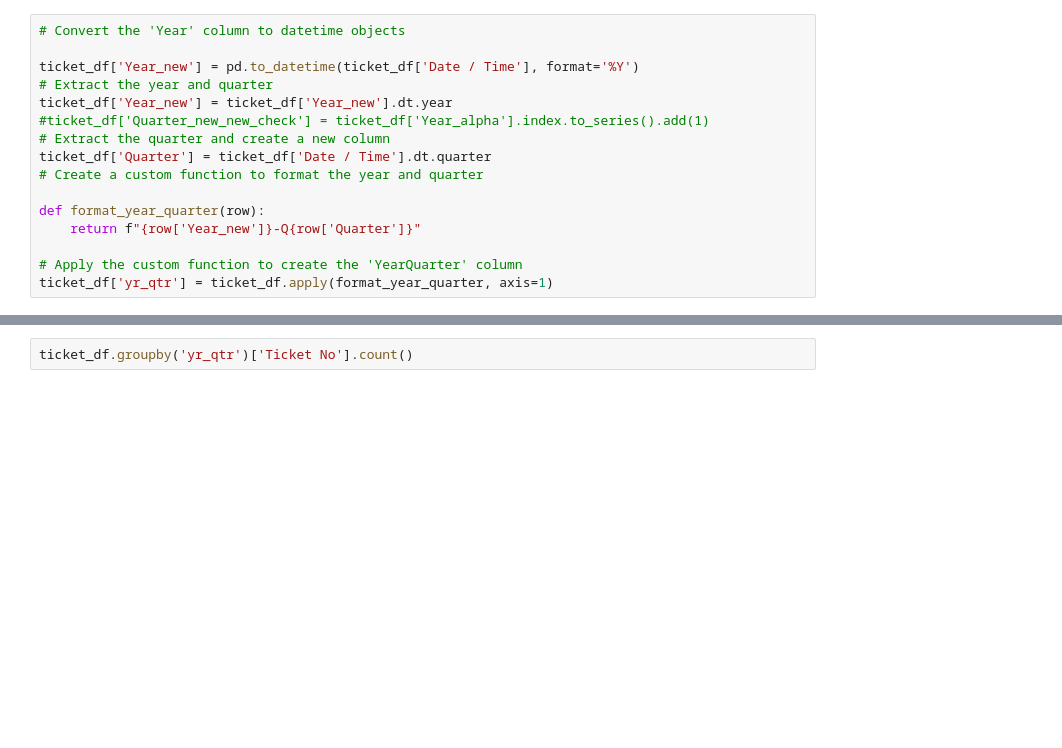
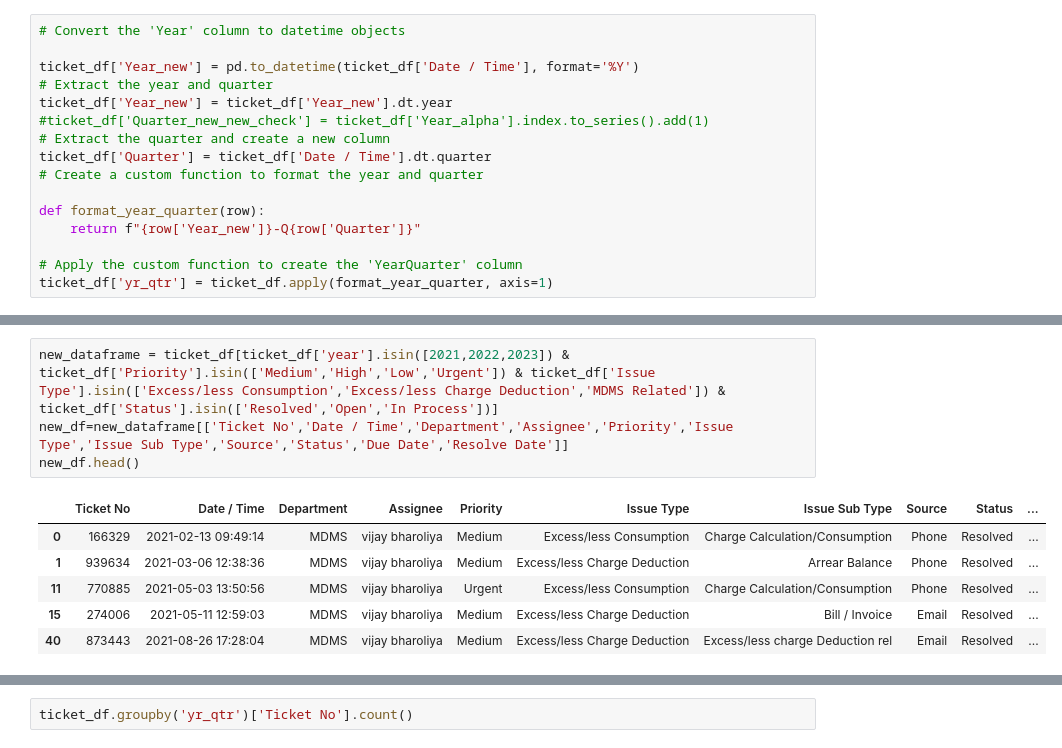
Before and after one commit to ratankj/streamlit_accen_tickets, a Jupyter notebook: code_stremlit.ipynb, the cells around one changed output, grey strips where cells are left out. Saved outputs shown, nothing was run; the diff lists cells and outputs as text; blank space fills up the shorter version.

```diff
--- a/code_stremlit.ipynb
+++ b/code_stremlit.ipynb
@@ -51,0 +77,11 @@ ticket_df.head(2)
+# %%
+new_dataframe = ticket_df[ticket_df['year'].isin([2021,2022,2023]) & ticket_df['Priority'].isin(['Medium','High','Low','Urgent']) & ticket_df['Issue Type'].isin(['Excess/less Consumption','Excess/less Charge Deduction','MDMS Related']) & ticket_df['Status'].isin(['Resolved','Open','In Process'])]
+new_df=new_dataframe[['Ticket No','Date / Time','Department','Assignee','Priority','Issue Type','Issue Sub Type','Source','Status','Due Date','Resolve Date']]
+new_df.head()
+# %% [output]
+|  | Ticket No | Date / Time | Department | Assignee | Priority | Issue Type | Issue Sub Type | Source | Status | ... |
+| 0 | 166329 | 2021-02-13 09:49:14 | MDMS | vijay bharoliya | Medium | Excess/less Consumption | Charge Calculation/Consumption | Phone | Resolved | ... |
+| 1 | 939634 | 2021-03-06 12:38:36 | MDMS | vijay bharoliya | Medium | Excess/less Charge Deduction | Arrear Balance | Phone | Resolved | ... |
+| 11 | 770885 | 2021-05-03 13:50:56 | MDMS | vijay bharoliya | Urgent | Excess/less Consumption | Charge Calculation/Consumption | Phone | Resolved | ... |
+| 15 | 274006 | 2021-05-11 12:59:03 | MDMS | vijay bharoliya | Medium | Excess/less Charge Deduction | Bill / Invoice | Email | Resolved | ... |
+| 40 | 873443 | 2021-08-26 17:28:04 | MDMS | vijay bharoliya | Medium | Excess/less Charge Deduction | Excess/less charge Deduction rel | Email | Resolved | ... |
```
Also changed, not shown: parts of 6 cells of this notebook, 1 other file.
